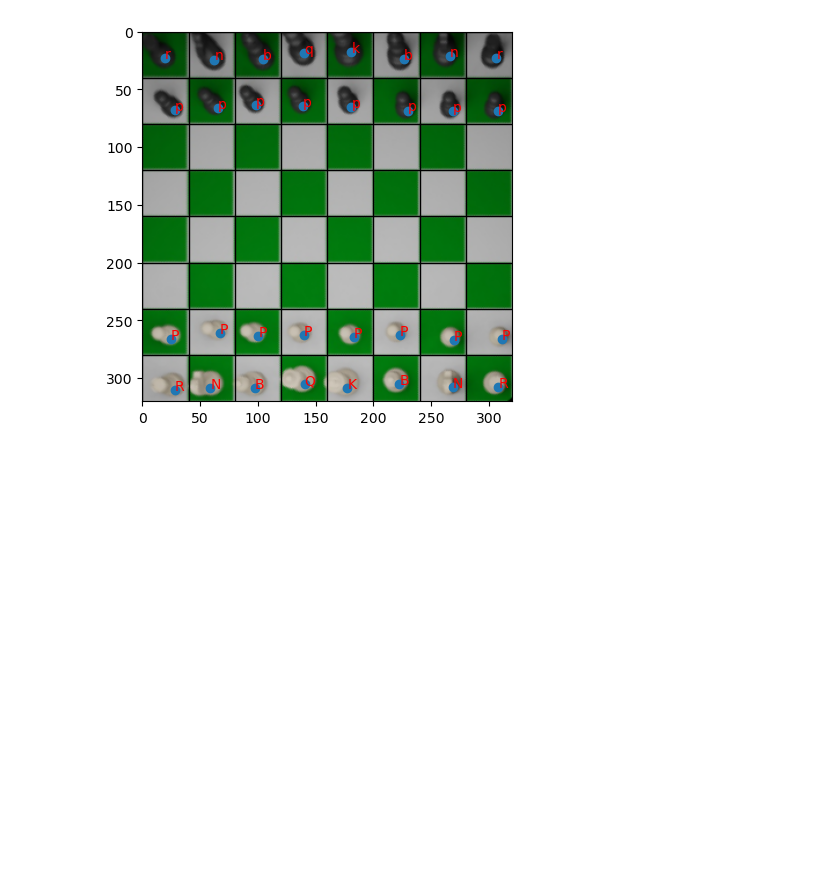
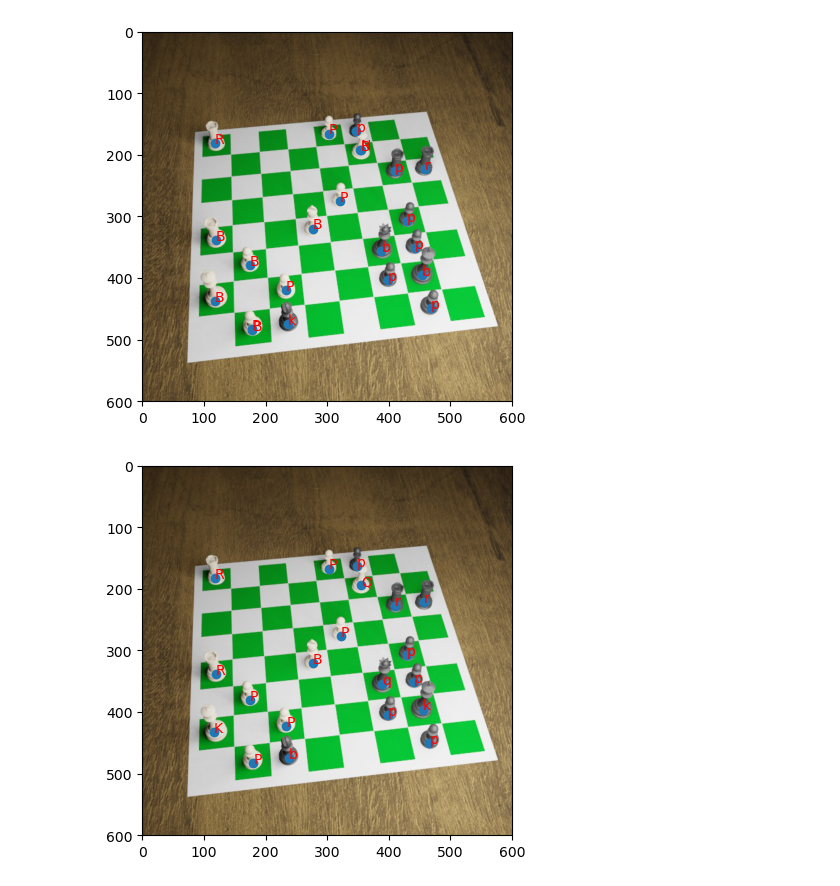
Before and after one commit to taroshg/chess-board-detection, a Jupyter notebook: main.ipynb, the cells around one changed output. Drawn from its saved outputs; the diff is of its cells as text; code cells hidden in the pictures; blank space fills up the shorter version.

```diff
--- a/main.ipynb
+++ b/main.ipynb
@@ -28,11 +42,14 @@ Board Detector Dataset initalized!
 # %%
-idx = 3
+idx = 8
 img, target = piece_dataset[idx]
 _, coords = board_dataset[idx]
-coords *= 320
+coords *= img_size
+_, mask = board_dataset_mask[idx]
 img = (img * 255).to(torch.uint8)
 bbox_img = draw_bounding_boxes(img, target['boxes'])
 plt.imshow(bbox_img.detach().cpu().permute(1, 2, 0))
 plt.scatter(coords[0::2], coords[1::2])
 plt.show()
+plt.imshow(mask[0].detach().cpu())
+plt.show()
 # %% [output]
@@ -39,0 +81,9 @@ plt.show()
+# %%
+img, bboxes, labels, coords = get_predictions(f'dataloader/data/raw/IMG_0628.jpg',
+                                              piece_weight='models/checkpoints/piece_detector/600_faster_rcnn/final/synthetic_weight_2_0.01',
+                                              img_size=img_size,
+                                              threshold=0.7)
+bboxes_img = draw_bounding_boxes(img[0].to(torch.uint8), bboxes, labels)
+plt.figure(figsize=(10, 10))
+plt.imshow(bboxes_img.cpu().permute(1, 2, 0))
+plt.show()
@@ -40,21 +93,35 @@ plt.show()
 # %%
-img, bboxes, labels, coords = get_actual(1, piece_dataset=piece_dataset, board_dataset=board_dataset)
-# _, _, _, coords = get_actual(5)
-points = bboxes_to_points(bboxes, offset=1.5)
-warped_img, M = warp(img, reshape_coords(coords), device=device)
-warped_points = transform_points(M, points)
-fen = calculateFEN(warped_points[0], labels)
+warped_out = warped_points.transpose(1, 2)[0]
+out = points.transpose(1, 2)[0]
 
-out = warped_points.transpose(1, 2)[0]
-plt.imshow(warped_img[0].to('cpu').to(torch.uint8).permute(1, 2, 0))
+real_out = real_points.transpose(1, 2)[0]
+
+plt.imshow(img[0].to('cpu').to(torch.uint8).permute(1, 2, 0))
 plt.scatter(out[0].detach().to('cpu'), out[1].detach().to('cpu'))
 for i, label in enumerate(labels):
     plt.annotate(label, (out[0][i], out[1][i]), color='red')
+plt.xlim([0, img_size])
+plt.ylim([img_size, 0])
+plt.show()
+
+plt.imshow(img[0].to('cpu').to(torch.uint8).permute(1, 2, 0))
+plt.scatter(real_out[0].detach().to('cpu'), real_out[1].detach().to('cpu'))
+for i, label in enumerate(real_labels):
+    plt.annotate(label, (real_out[0][i], real_out[1][i]), color='red')
+plt.xlim([0, img_size])
+plt.ylim([img_size, 0])
+plt.show()
+
+plt.imshow(warped_img[0].to('cpu').to(torch.uint8).permute(1, 2, 0))
+plt.scatter(warped_out[0].detach().to('cpu'), warped_out[1].detach().to('cpu'))
+for i, label in enumerate(labels):
+    plt.annotate(label, (warped_out[0][i], warped_out[1][i]), color='red')
 for i in range(8):
-    plt.axhline(y=i * 40, color='black', linewidth=1)
-    plt.axvline(x=i * 40, color='black', linewidth=1)
-plt.xlim([0, 320])
-plt.ylim([320, 0])
+    plt.axhline(y=i * (img_size // 8), color='black', linewidth=1)
+    plt.axvline(x=i * (img_size // 8), color='black', linewidth=1)
+plt.xlim([0, img_size])
+plt.ylim([img_size, 0])
 plt.show()
 # %% [output]
-[figure, old version]
+[figure, new version]
+[figure, added]
```
Also changed, not shown: parts of 13 cells of this notebook, 16 other files.
